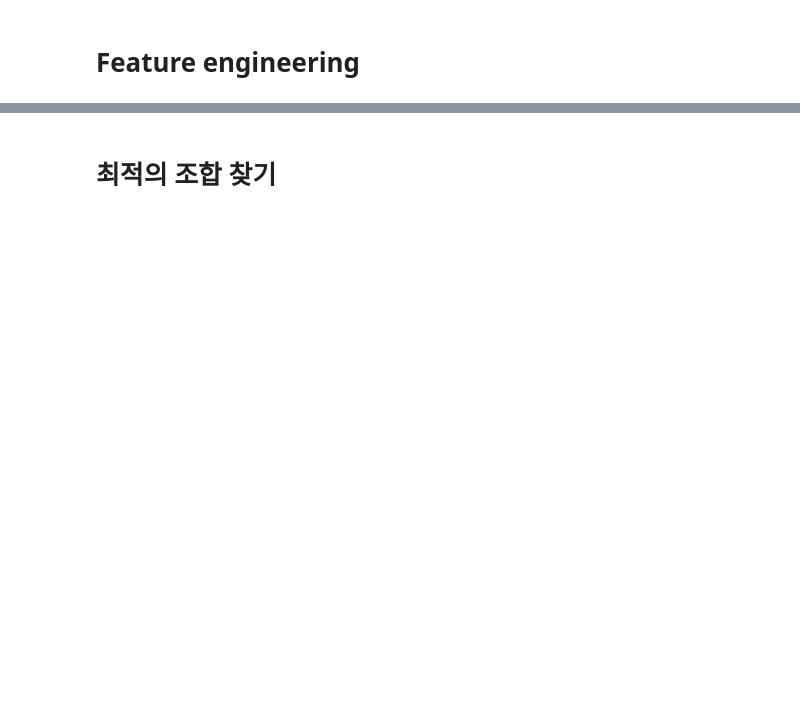
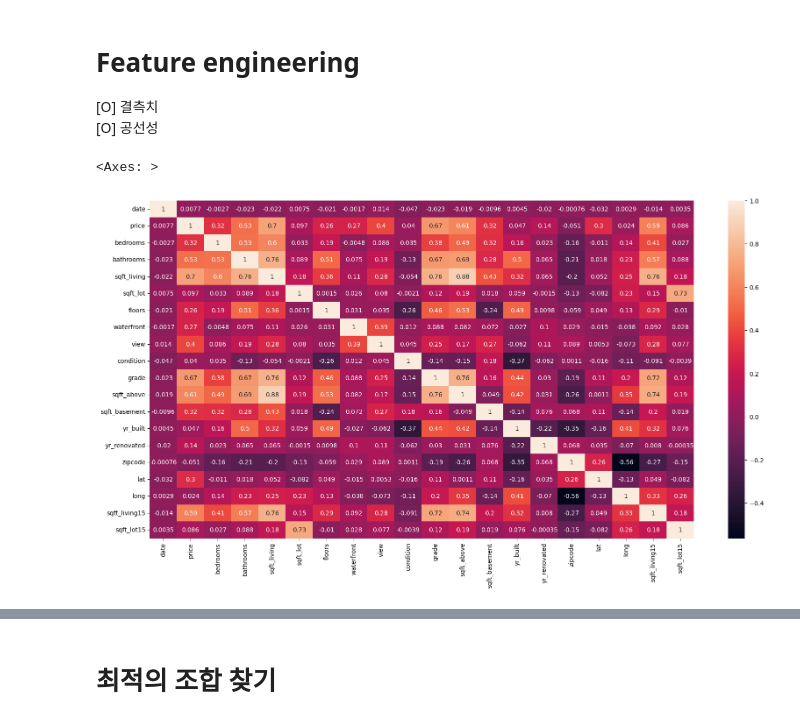
Before and after one commit to jisuchoi01/AIFFEL, a Jupyter notebook: exp3/project.ipynb, the cells around one changed output, grey strips where cells are left out. Saved outputs shown, nothing was run; the diff lists cells and outputs as text; code cells hidden in the pictures; blank space fills up the shorter version.

```diff
--- a/exp3/project.ipynb
+++ b/exp3/project.ipynb
@@ -24,2 +18,4 @@ x_test = test.loc[:, test.columns!="price"].values
 # %% [markdown]
 # Feature engineering
+[O] 결측치
+[O] 공선성
@@ -25,0 +27,6 @@ x_test = test.loc[:, test.columns!="price"].values
+# %%
+fig, ax = plt.subplots(figsize=(20,10))
+sns.heatmap(train.corr(), annot=True)
+# %% [output]
+<Axes: >
+[figure, added]
```
Also changed, not shown: parts of 16 cells of this notebook, 2 other files.
